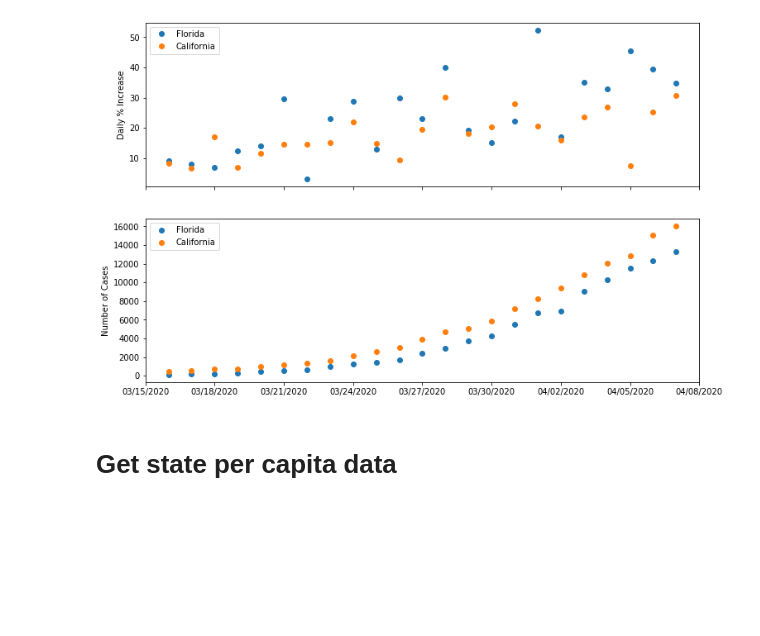
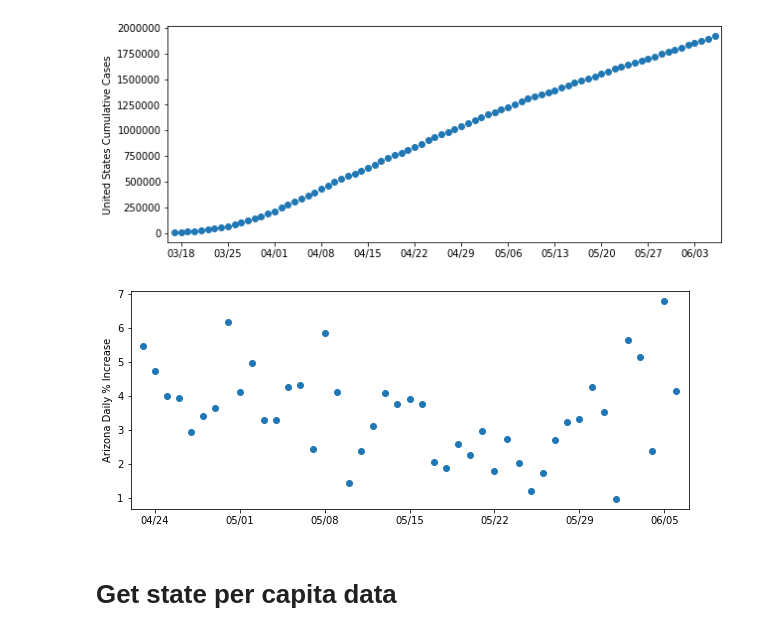
Before and after one commit to rkw0k/covid19-race, a Jupyter notebook: time-series.ipynb, the cells around one changed output. Drawn from its saved outputs; the diff is of its cells as text; code cells hidden in the pictures; blank space fills up the shorter version.

Commit message:
add new graphs at state level

```diff
--- a/time-series.ipynb
+++ b/time-series.ipynb
@@ -75,8 +100,10 @@ def perc_count_pairs(time_data, y_data):
 # %%
-gis_data = get_df_list(4, 7, 23)
+gis_data = get_df_list(6, 7)
+# gis_data = gis_data[:-15]
 time_data = [date for date, _ in gis_data[0:-1:]]
 # %%
-gis_data.insert(0, get_df(datetime(2020, 4, 8)))
-# gis_data.append(get_df(datetime(2020, 3, 15)))
+# gis_data.insert(0, get_df(datetime(2020, 5, 2)))
+# gis_data.insert(0, get_df(datetime(2020, 4, 19)))
 # gis_data.pop()
-time_data = [date for date, _ in gis_data[0:-1:]]
+# time_data = [date for date, _ in gis_data[0:-1:]]
+# print(time_data[0])
@@ -90,7 +110,39 @@ perc_count_pairs(time_data, y_data[:-1])
-# %%
-STATE1 = "Florida"
-STATE2 = "California"
-y_data = get_data(gis_data)
-perc_count_pairs(time_data, y_data[:-1])
-# %% [output]
-[figure, removed]
+# %%
+i = 0
+key_state = KEY_STATE if KEY_STATE in gis_data[i][1].columns else KEY_STATE.replace("_", "/")
+state_mask = gis_data[i][1][key_state] == "California"
+counties = gis_data[i][1][state_mask]["Admin2"].unique()
+bay_area = ['Alameda', 'Contra Costa', 'Marin', 'Mendocino', 'Napa', 'San Francisco', 'San Mateo', 'Santa Clara', 'Santa Cruz', 'Sonoma', 'Solano']
+bay_area_counts = gis_data[i][1]
+# %%
+def get_country_or_state_count(time_data, level="country", state=""):
+    count = []
+    for i in range(len(time_data)):
+        if level == "country":
+            key = KEY_COUNTRY if KEY_COUNTRY in gis_data[i][1].columns else KEY_COUNTRY.replace("_", "/")
+            level_mask = gis_data[i][1][key] == "United States"
+        elif level == "state":
+            key = KEY_STATE if KEY_STATE in gis_data[i][1].columns else KEY_STATE.replace("_", "/")
+            level_mask = gis_data[i][1][key] == state
+        date_sum = sum(gis_data[i][1].loc[level_mask, "Confirmed"].values)
+        count.append(date_sum)
+    return count[::-1]
+# country_count = get_country_count()
+# state_count = get_country_or_state_count(time_data, "state", state)
+country_count = get_country_or_state_count(time_data, "country")
+plot_one_line(time_data[::-1], country_count, ylabel="United States Cumulative Cases")
+# plot_one_line(time_data[::-1], state_count, ylabel=f"{state} Cumulative cases")
+# %% [output]
+[figure, added]
+# %%
+def plot_daily(time_data, y, label):
+    n = len(y)
+    increases = []
+    for i in range(n - 1):
+        diff = y[i+1] - y[i]
+        increases.append(diff / y[i] * 100)
+    plot_one_line(time_data[::-1][3:], increases[2:], f"{label} Daily % Increase")
+state, t = "Arizona", time_data[:-34]
+plot_daily(t, get_country_or_state_count(t, "state", state), state)
+# %% [output]
+[figure, added]
```
Also changed, not shown: parts of 9 cells of this notebook.
